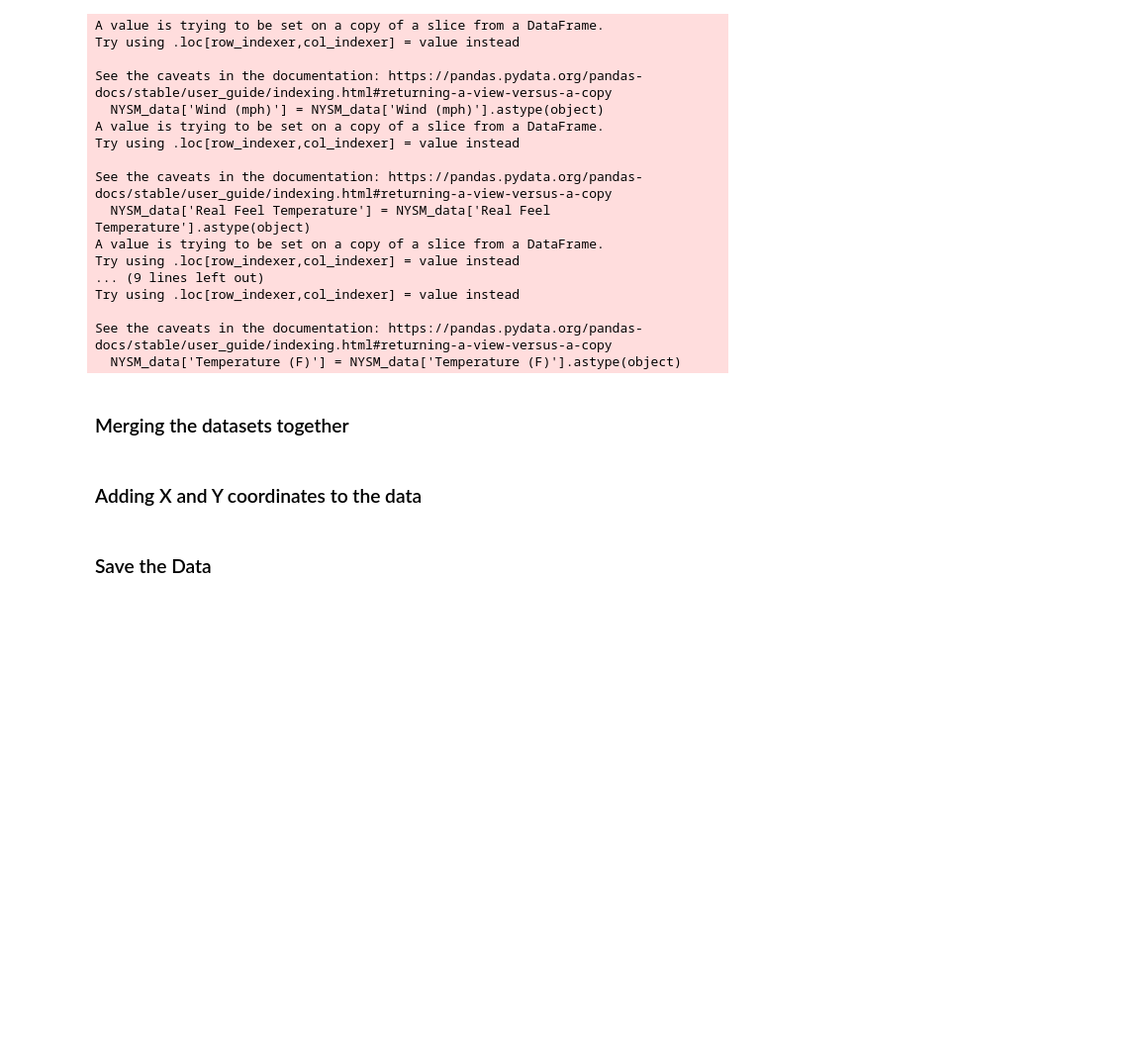
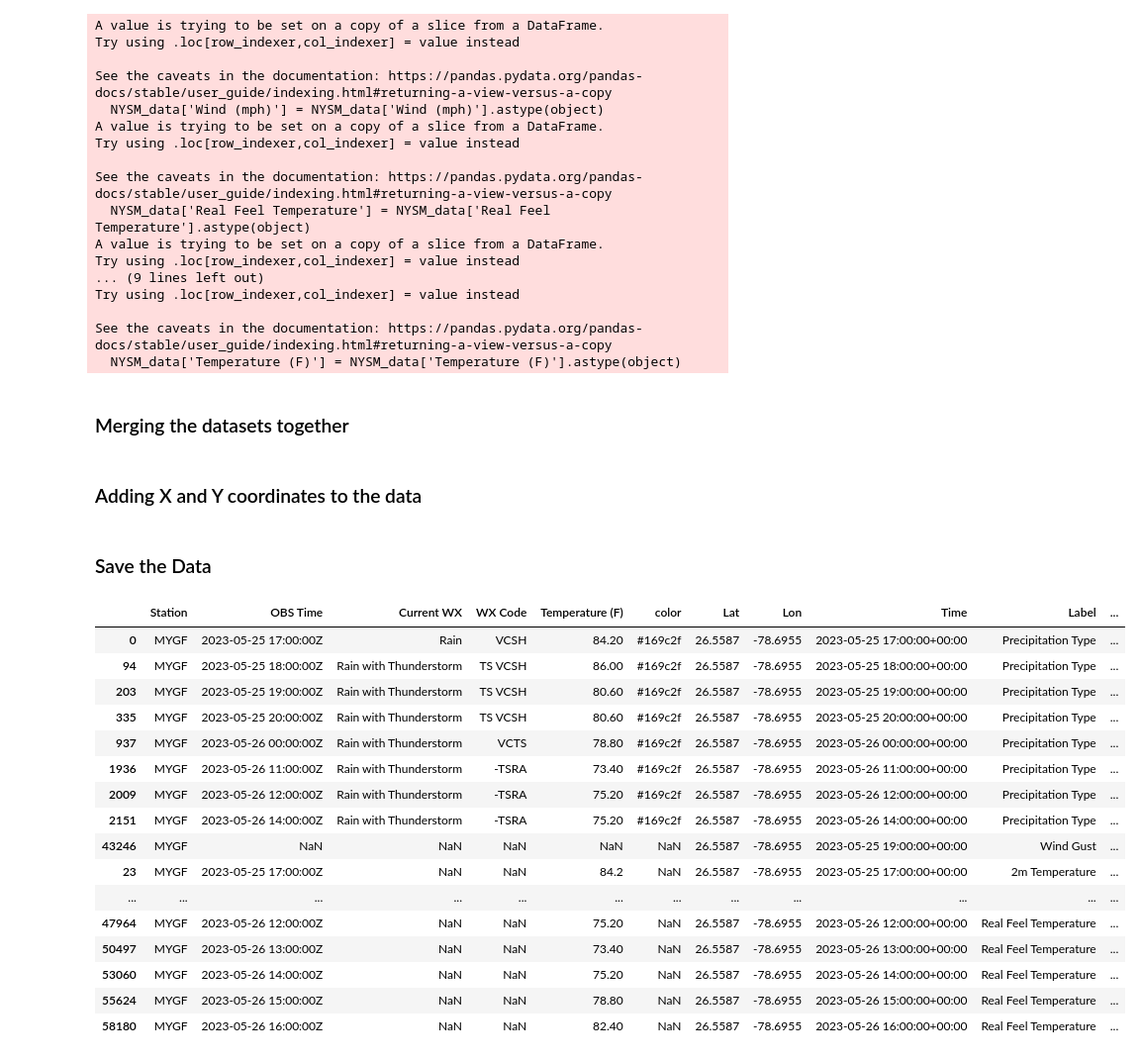
Before and after one commit to ktyle/interactive_viz, a Jupyter notebook: data/ASOS_MPING_data/ASOS_MPING_data.ipynb, the cells around one changed output. Shown at 99% size. Drawn from its saved outputs; the diff is of its cells as text; code cells hidden in the pictures; blank space fills up the shorter version.

```diff
--- a/data/ASOS_MPING_data/ASOS_MPING_data.ipynb
+++ b/data/ASOS_MPING_data/ASOS_MPING_data.ipynb
@@ -863,3 +821,23 @@ All_data = pd.concat([Ptype, Gust, Temp, Real_Feel, Precip, Precip_24])
 ### Save the Data
 # %%
 All_data.to_csv('All_data.csv', index=False)
+# %%
+All_data[All_data['Station'] =='MYGF']
+# %% [output]
+|  | Station | OBS Time | Current WX | WX Code | Temperature (F) | color | Lat | Lon | Time | Label | ... |
+| 0 | MYGF | 2023-05-25 17:00:00Z | Rain | VCSH | 84.20 | #169c2f | 26.5587 | -78.6955 | 2023-05-25 17:00:00+00:00 | Precipitation Type | ... |
+| 94 | MYGF | 2023-05-25 18:00:00Z | Rain with Thunderstorm | TS VCSH | 86.00 | #169c2f | 26.5587 | -78.6955 | 2023-05-25 18:00:00+00:00 | Precipitation Type | ... |
+| 203 | MYGF | 2023-05-25 19:00:00Z | Rain with Thunderstorm | TS VCSH | 80.60 | #169c2f | 26.5587 | -78.6955 | 2023-05-25 19:00:00+00:00 | Precipitation Type | ... |
+| 335 | MYGF | 2023-05-25 20:00:00Z | Rain with Thunderstorm | TS VCSH | 80.60 | #169c2f | 26.5587 | -78.6955 | 2023-05-25 20:00:00+00:00 | Precipitation Type | ... |
+| 937 | MYGF | 2023-05-26 00:00:00Z | Rain with Thunderstorm | VCTS | 78.80 | #169c2f | 26.5587 | -78.6955 | 2023-05-26 00:00:00+00:00 | Precipitation Type | ... |
+| 1936 | MYGF | 2023-05-26 11:00:00Z | Rain with Thunderstorm | -TSRA | 73.40 | #169c2f | 26.5587 | -78.6955 | 2023-05-26 11:00:00+00:00 | Precipitation Type | ... |
+| 2009 | MYGF | 2023-05-26 12:00:00Z | Rain with Thunderstorm | -TSRA | 75.20 | #169c2f | 26.5587 | -78.6955 | 2023-05-26 12:00:00+00:00 | Precipitation Type | ... |
+| 2151 | MYGF | 2023-05-26 14:00:00Z | Rain with Thunderstorm | -TSRA | 75.20 | #169c2f | 26.5587 | -78.6955 | 2023-05-26 14:00:00+00:00 | Precipitation Type | ... |
+| 43246 | MYGF | NaN | NaN | NaN | NaN | NaN | 26.5587 | -78.6955 | 2023-05-25 19:00:00+00:00 | Wind Gust | ... |
+| 23 | MYGF | 2023-05-25 17:00:00Z | NaN | NaN | 84.2 | NaN | 26.5587 | -78.6955 | 2023-05-25 17:00:00+00:00 | 2m Temperature | ... |
+| ... | ... | ... | ... | ... | ... | ... | ... | ... | ... | ... | ... |
+| 47964 | MYGF | 2023-05-26 12:00:00Z | NaN | NaN | 75.20 | NaN | 26.5587 | -78.6955 | 2023-05-26 12:00:00+00:00 | Real Feel Temperature | ... |
+| 50497 | MYGF | 2023-05-26 13:00:00Z | NaN | NaN | 73.40 | NaN | 26.5587 | -78.6955 | 2023-05-26 13:00:00+00:00 | Real Feel Temperature | ... |
+| 53060 | MYGF | 2023-05-26 14:00:00Z | NaN | NaN | 75.20 | NaN | 26.5587 | -78.6955 | 2023-05-26 14:00:00+00:00 | Real Feel Temperature | ... |
+| 55624 | MYGF | 2023-05-26 15:00:00Z | NaN | NaN | 78.80 | NaN | 26.5587 | -78.6955 | 2023-05-26 15:00:00+00:00 | Real Feel Temperature | ... |
+| 58180 | MYGF | 2023-05-26 16:00:00Z | NaN | NaN | 82.40 | NaN | 26.5587 | -78.6955 | 2023-05-26 16:00:00+00:00 | Real Feel Temperature | ... |
```
Also changed, not shown: parts of 5 cells of this notebook, 8 other files.
